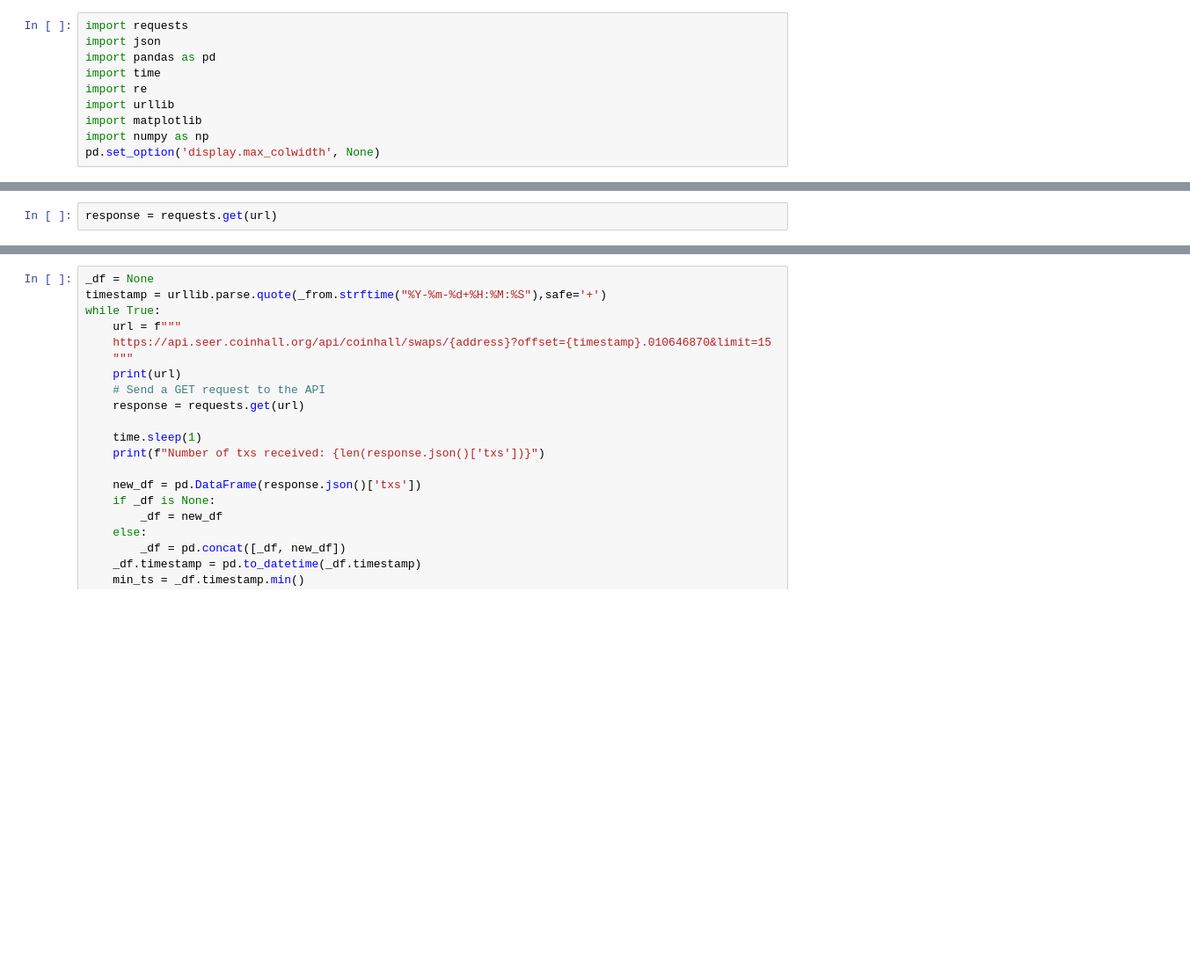
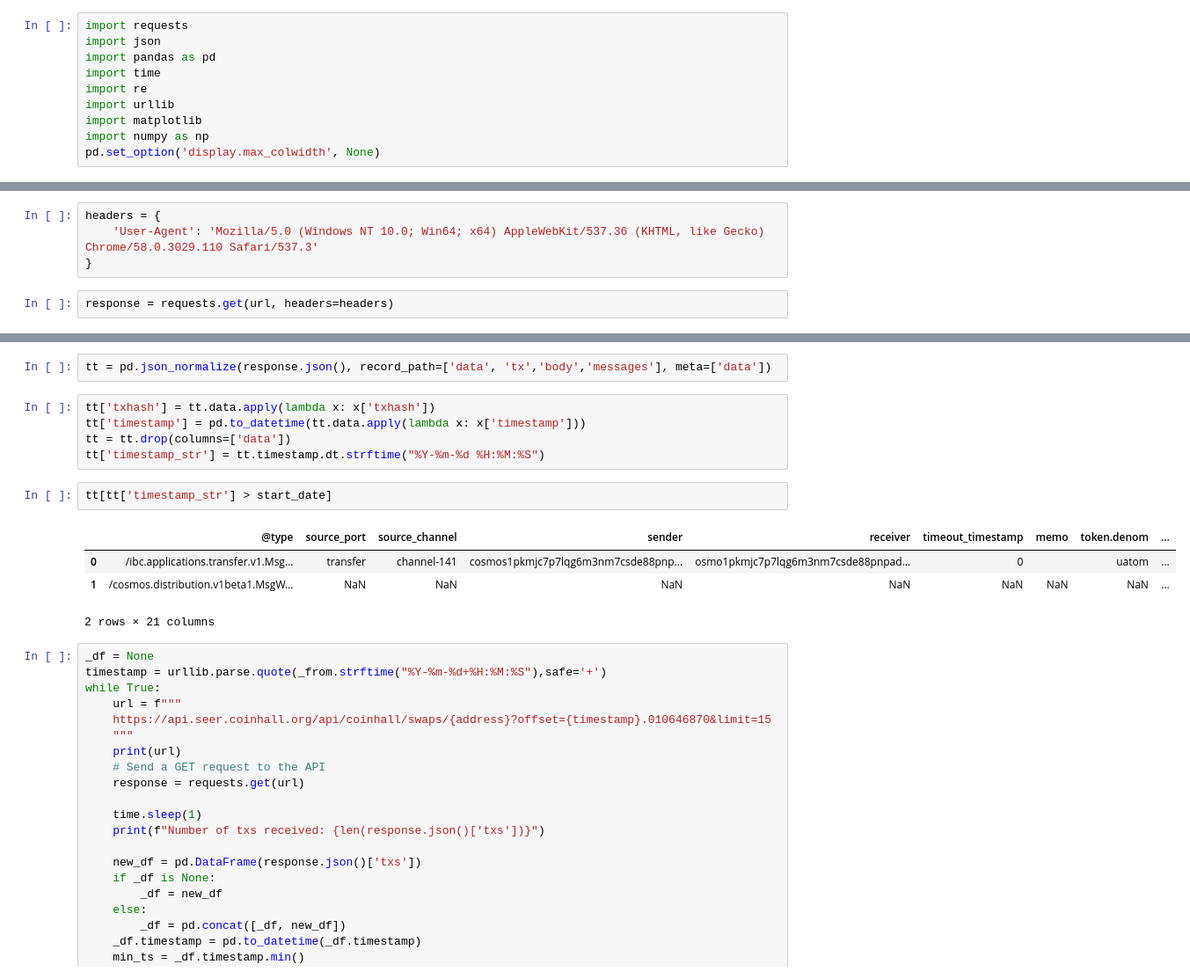
Before and after one commit to IncioMan/cosmos-activities-dashboard, a Jupyter notebook: python/notebooks/test.ipynb, the cells around one changed output, grey strips where cells are left out. Shown at 88% size. Drawn from its saved outputs; the diff is of its cells as text; blank space fills up the shorter version.

```diff
--- a/python/notebooks/test.ipynb
+++ b/python/notebooks/test.ipynb
@@ -63,2 +33,6 @@ url
+# %%
+headers = {
+    'User-Agent': 'Mozilla/5.0 (Windows NT 10.0; Win64; x64) AppleWebKit/537.36 (KHTML, like Gecko) Chrome/58.0.3029.110 Safari/537.3'
+}
 # %%
-response = requests.get(url)
+response = requests.get(url, headers=headers)
@@ -69,3 +49,17 @@ print(response.json())
+# %%
+tt = pd.json_normalize(response.json(), record_path=['data', 'tx','body','messages'], meta=['data'])
+# %%
+tt['txhash'] = tt.data.apply(lambda x: x['txhash'])
+tt['timestamp'] = pd.to_datetime(tt.data.apply(lambda x: x['timestamp']))
+tt = tt.drop(columns=['data'])
+tt['timestamp_str'] = tt.timestamp.dt.strftime("%Y-%m-%d %H:%M:%S")
+# %%
+tt[tt['timestamp_str'] > start_date]
+# %% [output]
+|  | @type | source_port | source_channel | sender | receiver | timeout_timestamp | memo | token.denom | ... |
+| 0 | /ibc.applications.transfer.v1.Msg... | transfer | channel-141 | cosmos1pkmjc7p7lqg6m3nm7csde88pnp... | osmo1pkmjc7p7lqg6m3nm7csde88pnpad... | 0 |  | uatom | ... |
+| 1 | /cosmos.distribution.v1beta1.MsgW... | NaN | NaN | NaN | NaN | NaN | NaN | NaN | ... |
+2 rows × 21 columns
 # %%
 _df = None
 timestamp = urllib.parse.quote(_from.strftime("%Y-%m-%d+%H:%M:%S"),safe='+')
```
Also changed, not shown: parts of 9 cells of this notebook, 3 other files.
